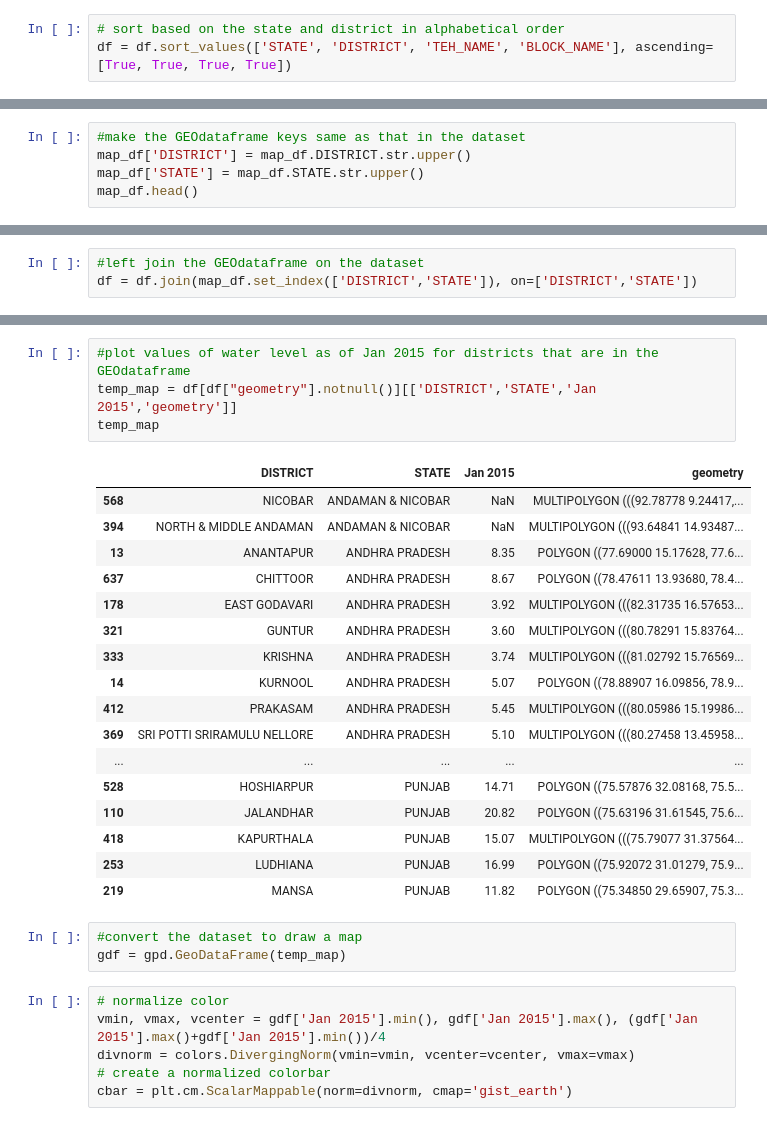
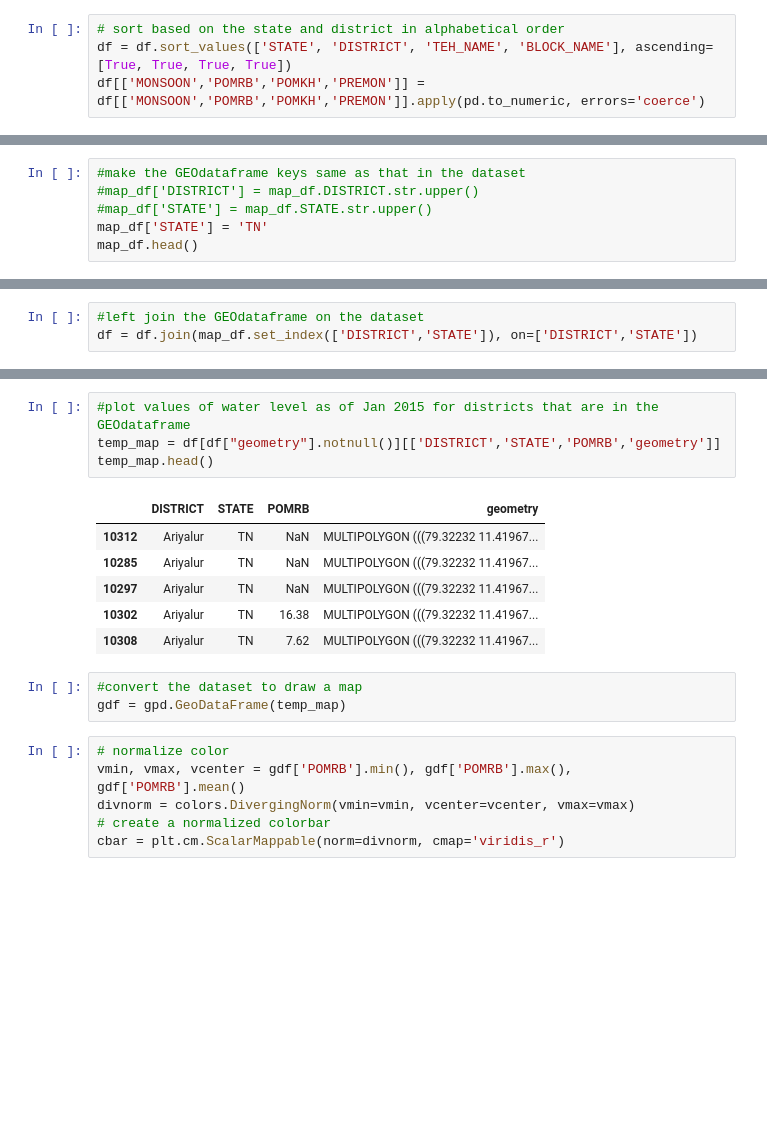
Before and after one commit to sbenstewart/smart-india-hackathon, a Jupyter notebook: code.ipynb, the cells around one changed output, grey strips where cells are left out. Saved outputs shown, nothing was run; the diff lists cells and outputs as text; blank space fills up the shorter version.

```diff
--- a/code.ipynb
+++ b/code.ipynb
@@ -100,5 +100,6 @@ df.head()
 # %%
 # sort based on the state and district in alphabetical order
 df = df.sort_values(['STATE', 'DISTRICT', 'TEH_NAME', 'BLOCK_NAME'], ascending=[True, True, True, True])
+df[['MONSOON','POMRB','POMKH','PREMON']] = df[['MONSOON','POMRB','POMKH','PREMON']].apply(pd.to_numeric, errors='coerce')
 # %%
 #view the whole dataframe
@@ -177,6 +159,7 @@ map_df.plot()
 # %%
 #make the GEOdataframe keys same as that in the dataset
-map_df['DISTRICT'] = map_df.DISTRICT.str.upper()
-map_df['STATE'] = map_df.STATE.str.upper()
+#map_df['DISTRICT'] = map_df.DISTRICT.str.upper()
+#map_df['STATE'] = map_df.STATE.str.upper()
+map_df['STATE'] = 'TN'
 map_df.head()
 # %% [output]
@@ -256,33 +196,22 @@ print(df[df["geometry"].isnull()][['DISTRICT','STATE']])
 # %%
 #plot values of water level as of Jan 2015 for districts that are in the GEOdataframe
-temp_map = df[df["geometry"].notnull()][['DISTRICT','STATE','Jan 2015','geometry']]
-temp_map
+temp_map = df[df["geometry"].notnull()][['DISTRICT','STATE','POMRB','geometry']]
+temp_map.head()
 # %% [output]
-|  | DISTRICT | STATE | Jan 2015 | geometry |
-| 568 | NICOBAR | ANDAMAN & NICOBAR | NaN | MULTIPOLYGON (((92.78778 9.24417,... |
-| 394 | NORTH & MIDDLE ANDAMAN | ANDAMAN & NICOBAR | NaN | MULTIPOLYGON (((93.64841 14.93487... |
-| 13 | ANANTAPUR | ANDHRA PRADESH | 8.35 | POLYGON ((77.69000 15.17628, 77.6... |
-| 637 | CHITTOOR | ANDHRA PRADESH | 8.67 | POLYGON ((78.47611 13.93680, 78.4... |
-| 178 | EAST GODAVARI | ANDHRA PRADESH | 3.92 | MULTIPOLYGON (((82.31735 16.57653... |
-| 321 | GUNTUR | ANDHRA PRADESH | 3.60 | MULTIPOLYGON (((80.78291 15.83764... |
-| 333 | KRISHNA | ANDHRA PRADESH | 3.74 | MULTIPOLYGON (((81.02792 15.76569... |
-| 14 | KURNOOL | ANDHRA PRADESH | 5.07 | POLYGON ((78.88907 16.09856, 78.9... |
-| 412 | PRAKASAM | ANDHRA PRADESH | 5.45 | MULTIPOLYGON (((80.05986 15.19986... |
-| 369 | SRI POTTI SRIRAMULU NELLORE | ANDHRA PRADESH | 5.10 | MULTIPOLYGON (((80.27458 13.45958... |
-| ... | ... | ... | ... | ... |
-| 528 | HOSHIARPUR | PUNJAB | 14.71 | POLYGON ((75.57876 32.08168, 75.5... |
-| 110 | JALANDHAR | PUNJAB | 20.82 | POLYGON ((75.63196 31.61545, 75.6... |
-| 418 | KAPURTHALA | PUNJAB | 15.07 | MULTIPOLYGON (((75.79077 31.37564... |
-| 253 | LUDHIANA | PUNJAB | 16.99 | POLYGON ((75.92072 31.01279, 75.9... |
-| 219 | MANSA | PUNJAB | 11.82 | POLYGON ((75.34850 29.65907, 75.3... |
+|  | DISTRICT | STATE | POMRB | geometry |
+| 10312 | Ariyalur | TN | NaN | MULTIPOLYGON (((79.32232 11.41967... |
+| 10285 | Ariyalur | TN | NaN | MULTIPOLYGON (((79.32232 11.41967... |
+| 10297 | Ariyalur | TN | NaN | MULTIPOLYGON (((79.32232 11.41967... |
+| 10302 | Ariyalur | TN | 16.38 | MULTIPOLYGON (((79.32232 11.41967... |
+| 10308 | Ariyalur | TN | 7.62 | MULTIPOLYGON (((79.32232 11.41967... |
 # %%
 #convert the dataset to draw a map
 gdf = gpd.GeoDataFrame(temp_map)
 # %%
 # normalize color
-vmin, vmax, vcenter = gdf['Jan 2015'].min(), gdf['Jan 2015'].max(), (gdf['Jan 2015'].max()+gdf['Jan 2015'].min())/4
+vmin, vmax, vcenter = gdf['POMRB'].min(), gdf['POMRB'].max(), gdf['POMRB'].mean()
 divnorm = colors.DivergingNorm(vmin=vmin, vcenter=vcenter, vmax=vmax)
 # create a normalized colorbar
-cbar = plt.cm.ScalarMappable(norm=divnorm, cmap='gist_earth')
+cbar = plt.cm.ScalarMappable(norm=divnorm, cmap='viridis_r')
 # %%
 #draw the map
```
Also changed, not shown: parts of 7 cells of this notebook.
